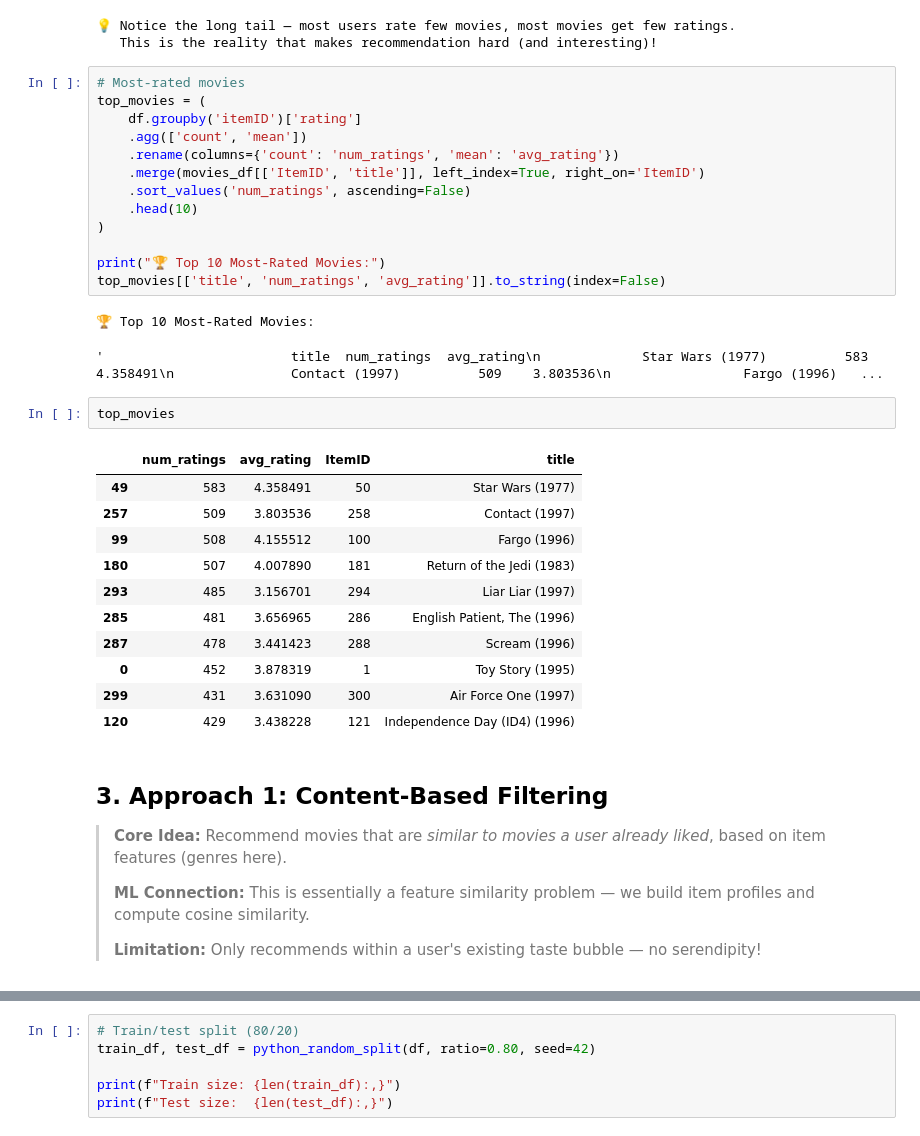
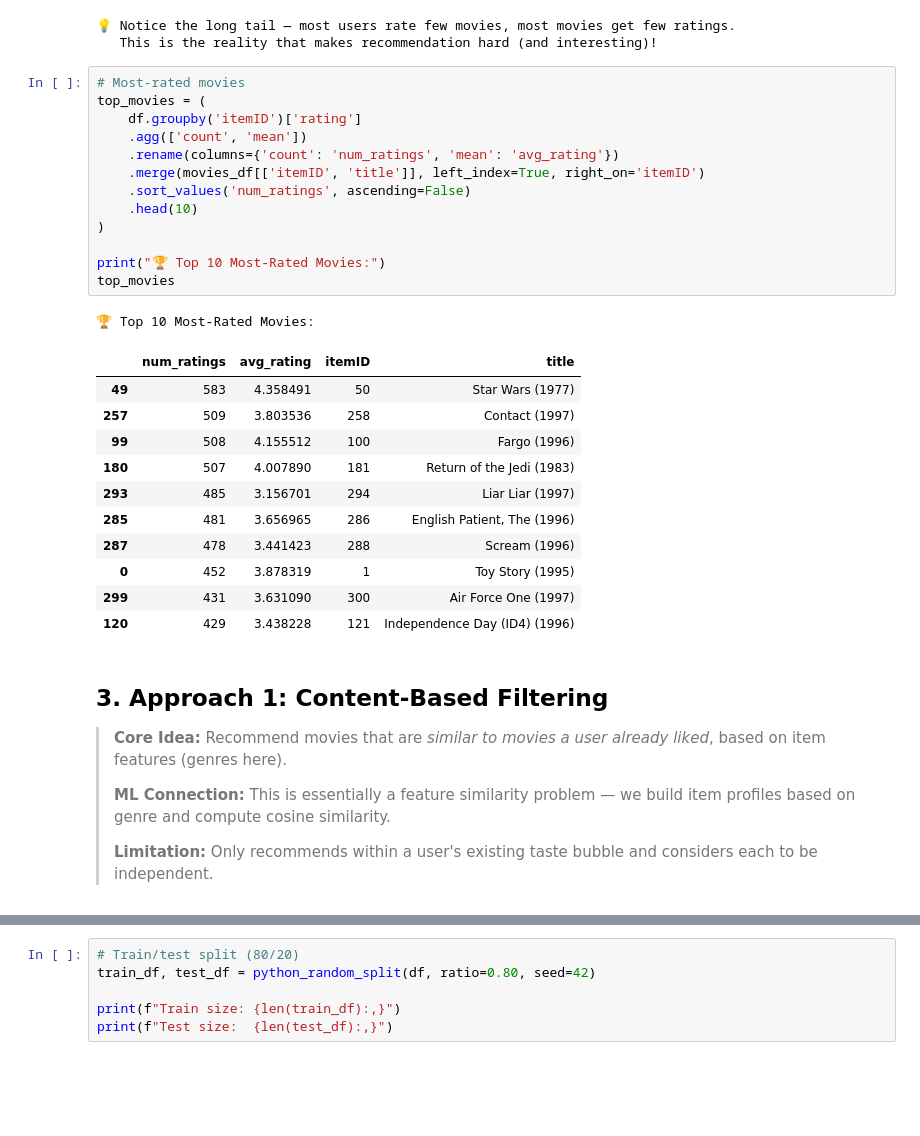
Before and after one commit to SDSUAIClub25-26/workshops, a Jupyter notebook: Spring26/RecSystems/recsys_workshop.ipynb, the cells around one changed output, grey strips where cells are left out. Cells and saved outputs as stored; diff of their text form; blank space fills up the shorter version.

```diff
--- a/Spring26/RecSystems/recsys_workshop.ipynb
+++ b/Spring26/RecSystems/recsys_workshop.ipynb
@@ -159,41 +166,37 @@ print("   This is the reality that makes recommendation hard (and interesting)!"
 # %%
 # Most-rated movies
 top_movies = (
     df.groupby('itemID')['rating']
     .agg(['count', 'mean'])
     .rename(columns={'count': 'num_ratings', 'mean': 'avg_rating'})
-    .merge(movies_df[['ItemID', 'title']], left_index=True, right_on='ItemID')
+    .merge(movies_df[['itemID', 'title']], left_index=True, right_on='itemID')
     .sort_values('num_ratings', ascending=False)
     .head(10)
 )
 
 print("🏆 Top 10 Most-Rated Movies:")
-top_movies[['title', 'num_ratings', 'avg_rating']].to_string(index=False)
+top_movies
 # %% [output]
 🏆 Top 10 Most-Rated Movies:
-'                        title  num_ratings  avg_rating\n             Star Wars (1977)          583    4.358491\n               Contact (1997)          509    3.803536\n                 Fargo (1996)   ...
+|  | num_ratings | avg_rating | itemID | title |
+| 49 | 583 | 4.358491 | 50 | Star Wars (1977) |
+| 257 | 509 | 3.803536 | 258 | Contact (1997) |
+| 99 | 508 | 4.155512 | 100 | Fargo (1996) |
+| 180 | 507 | 4.007890 | 181 | Return of the Jedi (1983) |
+| 293 | 485 | 3.156701 | 294 | Liar Liar (1997) |
+| 285 | 481 | 3.656965 | 286 | English Patient, The (1996) |
+| 287 | 478 | 3.441423 | 288 | Scream (1996) |
+| 0 | 452 | 3.878319 | 1 | Toy Story (1995) |
+| 299 | 431 | 3.631090 | 300 | Air Force One (1997) |
+| 120 | 429 | 3.438228 | 121 | Independence Day (ID4) (1996) |
-# %%
-top_movies
-# %% [output]
-|  | num_ratings | avg_rating | ItemID | title |
-| 49 | 583 | 4.358491 | 50 | Star Wars (1977) |
-| 257 | 509 | 3.803536 | 258 | Contact (1997) |
-| 99 | 508 | 4.155512 | 100 | Fargo (1996) |
-| 180 | 507 | 4.007890 | 181 | Return of the Jedi (1983) |
-| 293 | 485 | 3.156701 | 294 | Liar Liar (1997) |
-| 285 | 481 | 3.656965 | 286 | English Patient, The (1996) |
-| 287 | 478 | 3.441423 | 288 | Scream (1996) |
-| 0 | 452 | 3.878319 | 1 | Toy Story (1995) |
-| 299 | 431 | 3.631090 | 300 | Air Force One (1997) |
-| 120 | 429 | 3.438228 | 121 | Independence Day (ID4) (1996) |
 # %% [markdown]
 ## 3. Approach 1: Content-Based Filtering
 
 > **Core Idea:** Recommend movies that are *similar to movies a user already liked*, based on item features (genres here).
 >
-> **ML Connection:** This is essentially a feature similarity problem — we build item profiles and compute cosine similarity.
+> **ML Connection:** This is essentially a feature similarity problem — we build item profiles based on genre and compute cosine similarity.
 >
-> **Limitation:** Only recommends within a user's existing taste bubble — no serendipity!
+> **Limitation:** Only recommends within a user's existing taste bubble and considers each to be independent.
 # %%
 from sklearn.feature_extraction.text import TfidfVectorizer
 from sklearn.metrics.pairwise import cosine_similarity
```
Also changed, not shown: parts of 34 cells of this notebook, 3 other files.
